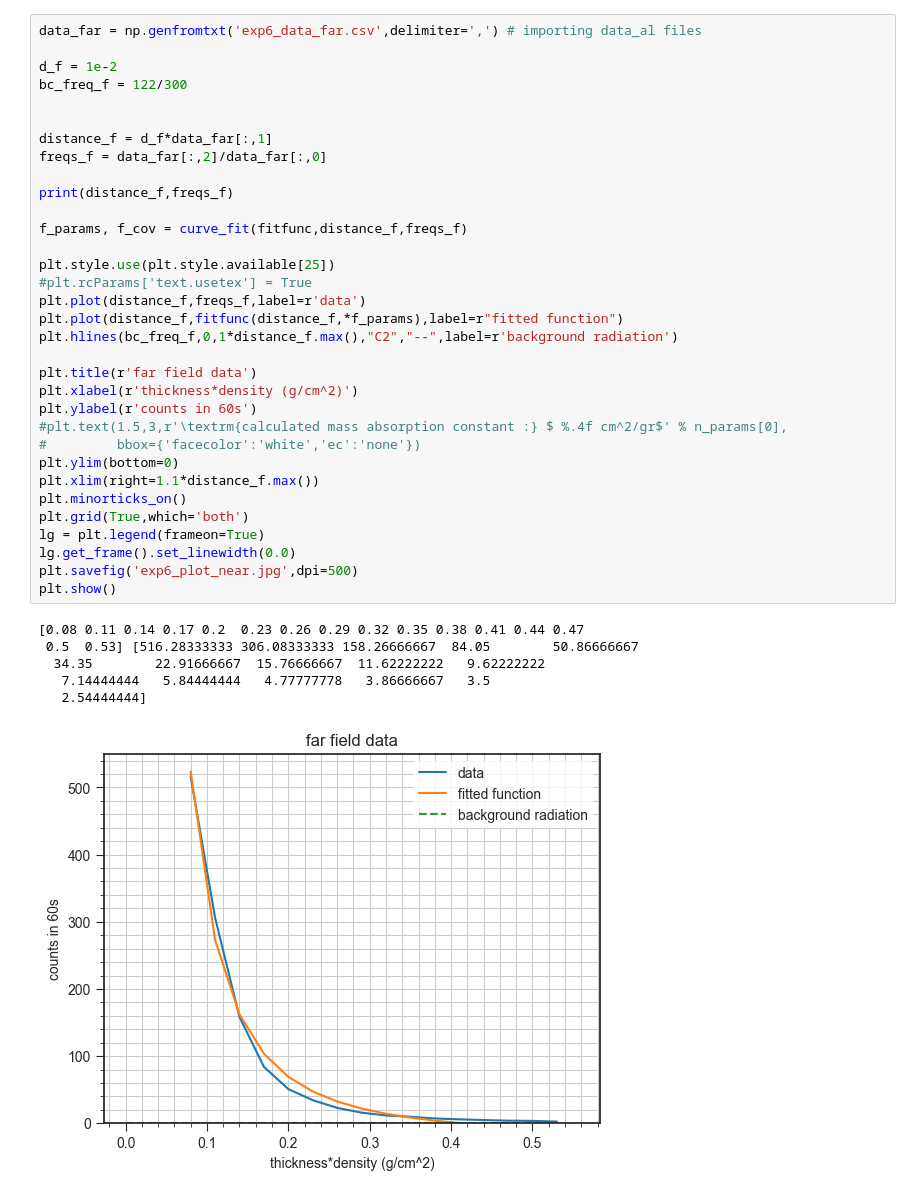
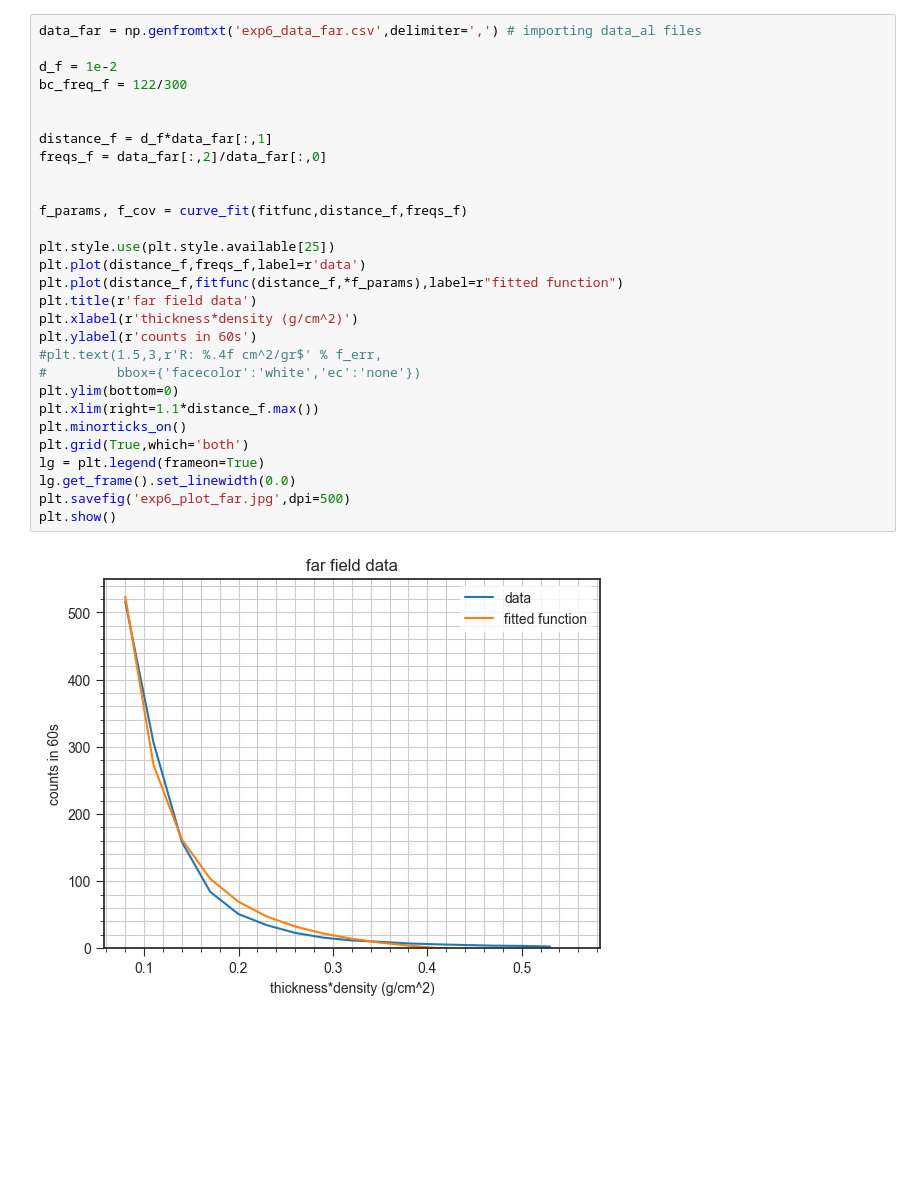
Before and after one commit to dapishik/nuclearlab, a Jupyter notebook: exp6/exp6.ipynb, the cells around one changed output. Cells and saved outputs as stored; diff of their text form; blank space fills up the shorter version.

```diff
--- a/exp6/exp6.ipynb
+++ b/exp6/exp6.ipynb
@@ -46,40 +39,31 @@ plt.show()
 # %%
 data_far = np.genfromtxt('exp6_data_far.csv',delimiter=',') # importing data_al files
 
 d_f = 1e-2
 bc_freq_f = 122/300
 
 
 distance_f = d_f*data_far[:,1]
 freqs_f = data_far[:,2]/data_far[:,0]
 
-print(distance_f,freqs_f)
 
 f_params, f_cov = curve_fit(fitfunc,distance_f,freqs_f)
 
 plt.style.use(plt.style.available[25])
-#plt.rcParams['text.usetex'] = True
 plt.plot(distance_f,freqs_f,label=r'data')
 plt.plot(distance_f,fitfunc(distance_f,*f_params),label=r"fitted function")
-plt.hlines(bc_freq_f,0,1*distance_f.max(),"C2","--",label=r'background radiation')
-
 plt.title(r'far field data')
 plt.xlabel(r'thickness*density (g/cm^2)')
 plt.ylabel(r'counts in 60s')
-#plt.text(1.5,3,r'\textrm{calculated mass absorption constant :} $ %.4f cm^2/gr$' % n_params[0],
+#plt.text(1.5,3,r'R: %.4f cm^2/gr$' % f_err,
 #         bbox={'facecolor':'white','ec':'none'})
 plt.ylim(bottom=0)
 plt.xlim(right=1.1*distance_f.max())
 plt.minorticks_on()
 plt.grid(True,which='both')
 lg = plt.legend(frameon=True)
 lg.get_frame().set_linewidth(0.0)
-plt.savefig('exp6_plot_near.jpg',dpi=500)
+plt.savefig('exp6_plot_far.jpg',dpi=500)
 plt.show()
 # %% [output]
-[0.08 0.11 0.14 0.17 0.2  0.23 0.26 0.29 0.32 0.35 0.38 0.41 0.44 0.47
- 0.5  0.53] [516.28333333 306.08333333 158.26666667  84.05        50.86666667
-  34.35        22.91666667  15.76666667  11.62222222   9.62222222
-   7.14444444   5.84444444   4.77777778   3.86666667   3.5
-   2.54444444]
-[figure, old version]
+[figure, new version]
```
Also changed, not shown: parts of 1 cell of this notebook, 2 other files.
